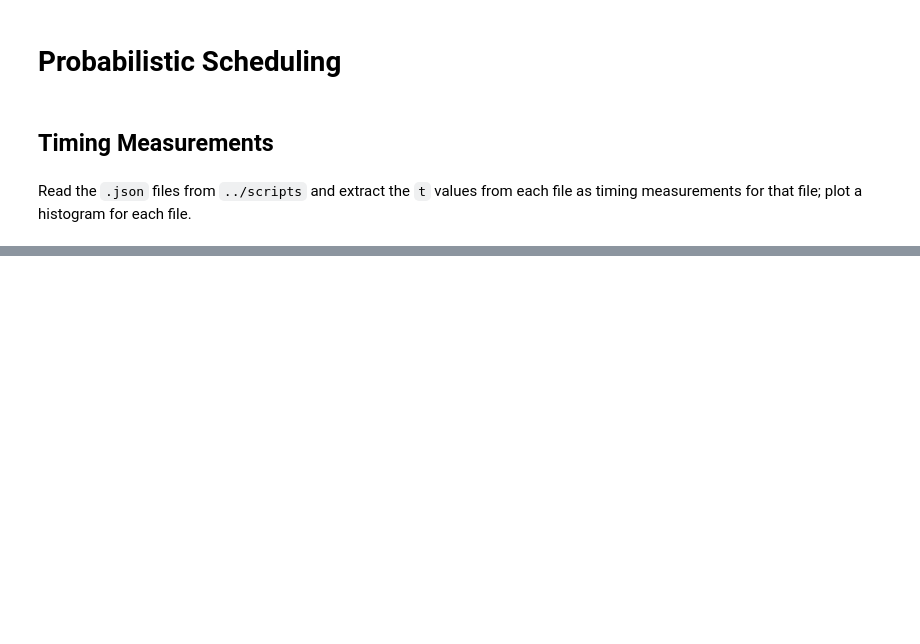
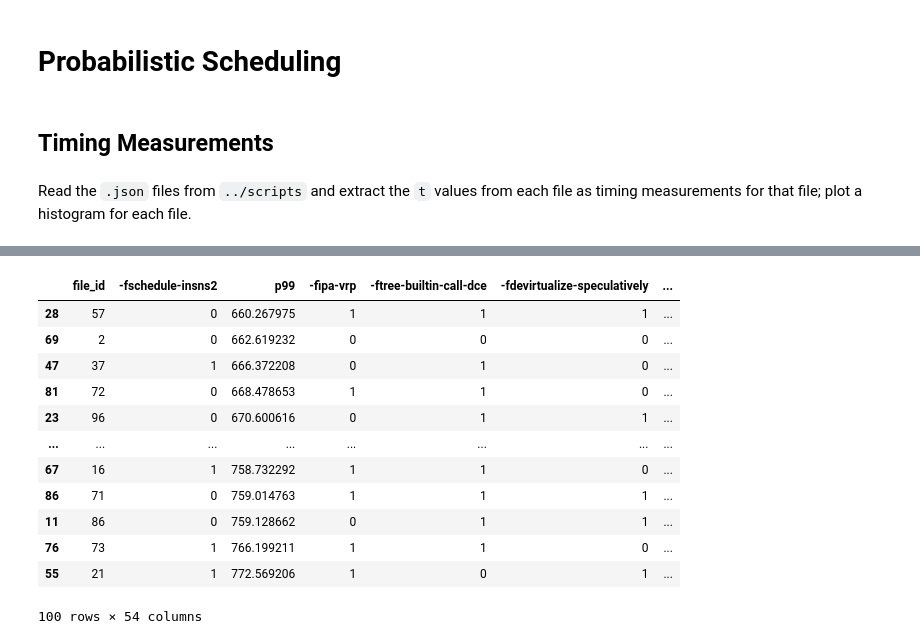
Before and after one commit to shengjiex98/pwcet-safety, a Jupyter notebook: plotting/plot.ipynb, the cells around one changed output, grey strips where cells are left out. Cells and saved outputs as stored; diff of their text form; code cells hidden in the pictures; blank space fills up the shorter version.

```diff
--- a/plotting/plot.ipynb
+++ b/plotting/plot.ipynb
@@ -179,0 +211,37 @@ The behavior of DataFrame concatenation with empty or all-NA entries is deprecat
+# %%
+flags_dir = data_dir = os.path.join(
+    project_dir,
+    'data-csv',
+    'compiler_flags_summary.csv'
+)
+
+df_flags = pd.read_csv(flags_dir, index_col='file_id')
+df_flags = pd.merge(result_df, df_flags, on='file_id')
+
+cols = list(df_flags.columns)
+cols.insert(1, cols.pop(cols.index('-fschedule-insns2')))
+# Reorder the DataFrame with the updated column order
+df_flags = df_flags[cols]
+
+# df_flags.sort_index(inplace=True)
+df_flags.sort_values(by='p99', inplace=True)
+
+# # Set display options to show all rows and columns
+# pd.set_option('display.max_rows', None)     # Show all rows
+# pd.set_option('display.max_columns', None)  # Show all columns
+
+df_flags
+# %% [output]
+|  | file_id | -fschedule-insns2 | p99 | -fipa-vrp | -ftree-builtin-call-dce | -fdevirtualize-speculatively | ... |
+| 28 | 57 | 0 | 660.267975 | 1 | 1 | 1 | ... |
+| 69 | 2 | 0 | 662.619232 | 0 | 0 | 0 | ... |
+| 47 | 37 | 1 | 666.372208 | 0 | 1 | 0 | ... |
+| 81 | 72 | 0 | 668.478653 | 1 | 1 | 0 | ... |
+| 23 | 96 | 0 | 670.600616 | 0 | 1 | 1 | ... |
+| ... | ... | ... | ... | ... | ... | ... | ... |
+| 67 | 16 | 1 | 758.732292 | 1 | 1 | 0 | ... |
+| 86 | 71 | 0 | 759.014763 | 1 | 1 | 1 | ... |
+| 11 | 86 | 0 | 759.128662 | 0 | 1 | 1 | ... |
+| 76 | 73 | 1 | 766.199211 | 1 | 1 | 0 | ... |
+| 55 | 21 | 1 | 772.569206 | 1 | 0 | 1 | ... |
+100 rows × 54 columns
```
Also changed, not shown: parts of 17 cells of this notebook, 20 other files.
